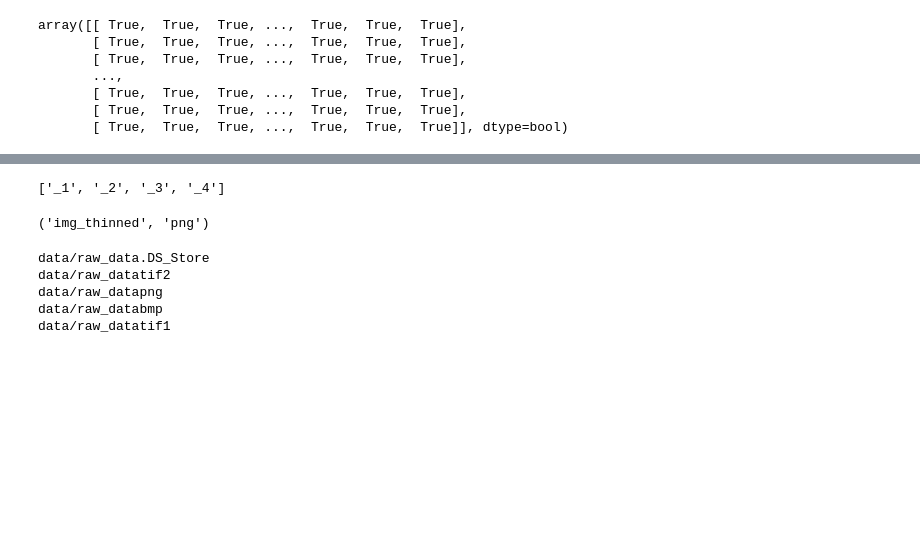
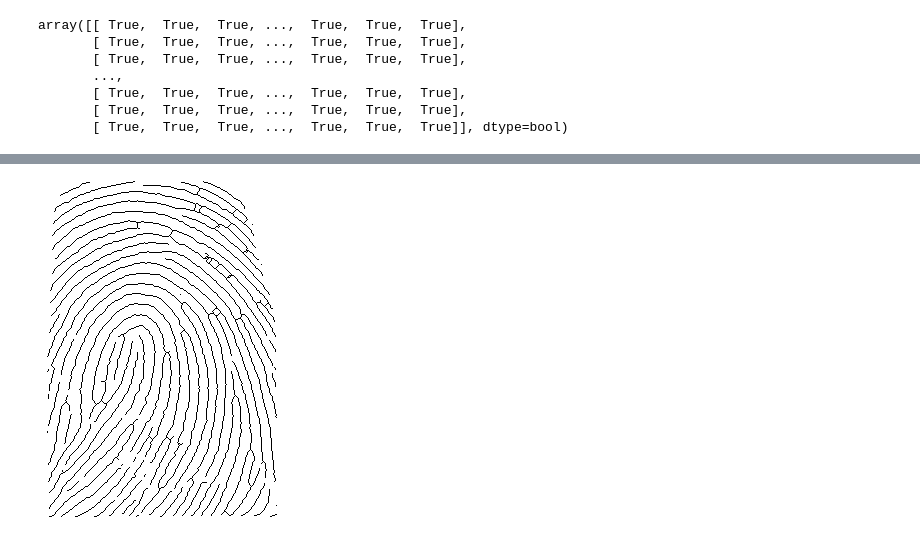
Before and after one commit to Antoninj/biometrics-project, a Jupyter notebook: sandbox.ipynb, the cells around one changed output, grey strips where cells are left out. Cells and saved outputs as stored; diff of their text form; code cells hidden in the pictures; blank space fills up the shorter version.

```diff
--- a/sandbox.ipynb
+++ b/sandbox.ipynb
@@ -144,22 +100,6 @@ for folder in folders:
-# %%
-test_data_indicators = ["_"+str(i) for i in range(1,5)]
-test_data_indicators
-# %% [output]
-['_1', '_2', '_3', '_4']
-# %%
-base_image_name = os.path.splitext("img_thinned.png")[0]
-ext = os.path.splitext("img_thinned.png")[1]
-
-base_image_name,ext[1:]
-# %% [output]
-('img_thinned', 'png')
-# %%
-data_folder = "data/raw_data"
-for folder in os.listdir(data_folder):
-    print(data_folder+folder)
-# %% [output]
-data/raw_data.DS_Store
-data/raw_datatif2
-data/raw_datapng
-data/raw_databmp
-data/raw_datatif1
+# %%
+im1 = Image.fromarray(np.array(img_as_ubyte(img_thinned)))
+# %%
+im1.convert('RGB')
+# %% [output]
+[figure, added]
```
Also changed, not shown: parts of 20 cells of this notebook, 18 other files.
